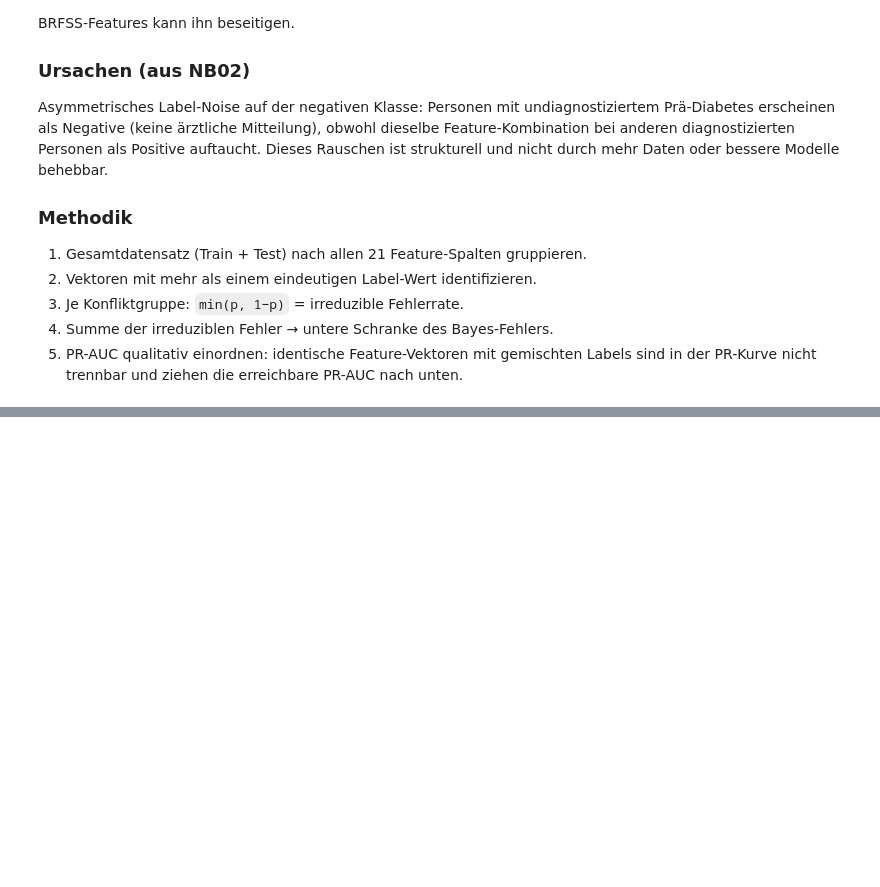
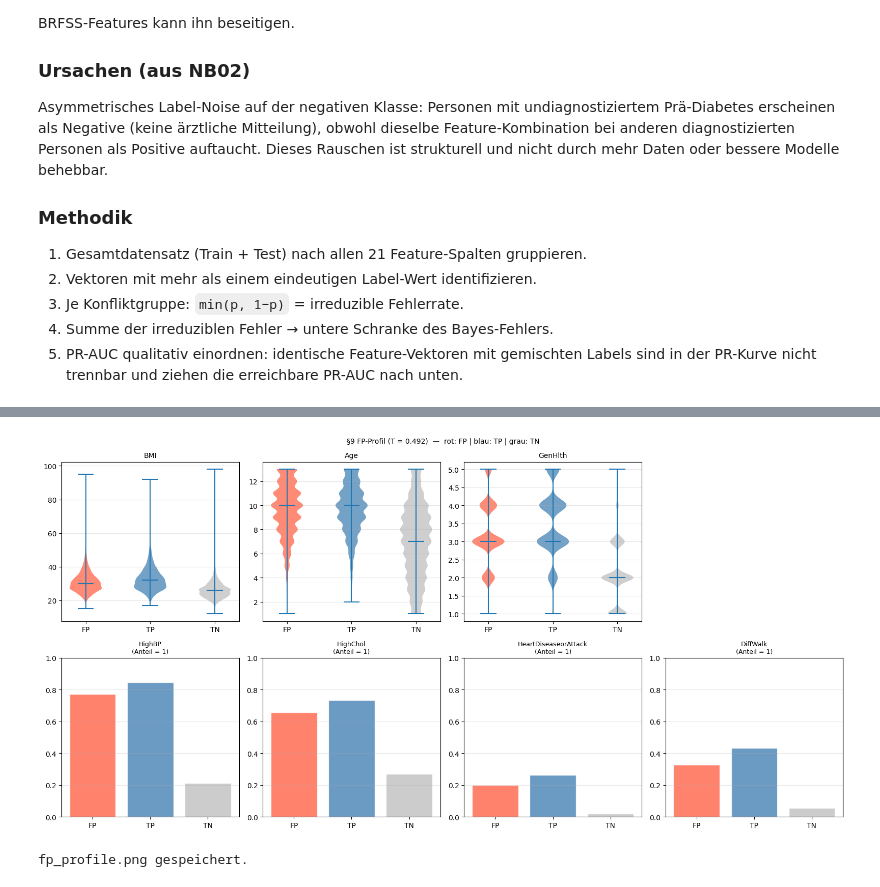
Before and after one commit to Hasher26/Diabetes-Prediction-Hasher, a Jupyter notebook: notebooks/08_evaluation.ipynb, the cells around one changed output, grey strips where cells are left out. Cells and saved outputs as stored; diff of their text form; code cells hidden in the pictures; blank space fills up the shorter version.

```diff
--- a/notebooks/08_evaluation.ipynb
+++ b/notebooks/08_evaluation.ipynb
@@ -956,0 +1135,78 @@ Die in §4 berichtete Test-PR-AUC ist daher relativ zu diesem Deckel zu bewerten
+# %%
+# §9 False-Positive-Profilanalyse
+y_test_arr = y_test.values
+mask_fp = (y_pred_test == 1) & (y_test_arr == 0)
+mask_tp = (y_pred_test == 1) & (y_test_arr == 1)
+mask_tn = (y_pred_test == 0) & (y_test_arr == 0)
+
+print(f'Prediction-Gruppen bei T = {T:.4f}:')
+print(f'  FP (pred=1, true=0): {mask_fp.sum():>6,}')
+print(f'  TP (pred=1, true=1): {mask_tp.sum():>6,}')
+print(f'  TN (pred=0, true=0): {mask_tn.sum():>6,}')
+
+RISK_FEATURES = ['BMI', 'HighBP', 'HighChol', 'Age', 'GenHlth',
+                 'HeartDiseaseorAttack', 'Stroke', 'DiffWalk']
+
+rows_fp = []
+for feat in RISK_FEATURES:
+    fp_m = float(X_test.iloc[mask_fp][feat].mean())
+    tp_m = float(X_test.iloc[mask_tp][feat].mean())
+    tn_m = float(X_test.iloc[mask_tn][feat].mean())
+    d_tp = abs(fp_m - tp_m)
+    d_tn = abs(fp_m - tn_m)
+    rows_fp.append({
+        'Feature':     feat,
+        'FP':          round(fp_m, 3),
+        'TP':          round(tp_m, 3),
+        'TN':          round(tn_m, 3),
+        '|FP-TP|':     round(d_tp, 3),
+        '|FP-TN|':     round(d_tn, 3),
+        'FP näher an': 'TP' if d_tp < d_tn else 'TN',
+    })
+
+df_fp_profile = pd.DataFrame(rows_fp)
+print('\n=== FP-Profil: Mittlere Werte je Gruppe ===')
+print(df_fp_profile.to_string(index=False))
+df_fp_profile.to_csv(OUTPUTS_DIR / 'fp_profile.csv', index=False)
+
+n_fp_tp = int((df_fp_profile['FP näher an'] == 'TP').sum())
+print(f'\n→ FP liegt auf {n_fp_tp}/{len(RISK_FEATURES)} Risikofaktoren näher am TP-Profil.')
+
+# --- Plots ---
+continuous_feats = ['BMI', 'Age', 'GenHlth']
+binary_feats     = ['HighBP', 'HighChol', 'HeartDiseaseorAttack', 'DiffWalk']
+grp_order        = ['FP', 'TP', 'TN']
+grp_masks_list   = [mask_fp, mask_tp, mask_tn]
+grp_colors       = ['tomato', 'steelblue', 'silver']
+
+fig, axes = plt.subplots(2, 4, figsize=(16, 8))
+
+for ax, feat in zip(axes[0, :3], continuous_feats):
+    data = [X_test.iloc[m][feat].values for m in grp_masks_list]
+    vp = ax.violinplot(data, positions=[1, 2, 3], showmedians=True)
+    for body, color in zip(vp['bodies'], grp_colors):
+        body.set_facecolor(color)
+        body.set_alpha(0.75)
+    ax.set_xticks([1, 2, 3])
+    ax.set_xticklabels(grp_order)
+    ax.set_title(feat, fontsize=10)
+    ax.grid(alpha=0.3, axis='y')
+axes[0, 3].axis('off')
+
+for ax, feat in zip(axes[1], binary_feats):
+    means = [X_test.iloc[m][feat].mean() for m in grp_masks_list]
+    ax.bar(grp_order, means, color=grp_colors, alpha=0.8, edgecolor='white')
+    ax.set_title(f'{feat}\n(Anteil = 1)', fontsize=9)
+    ax.set_ylim([0, 1])
+    ax.grid(alpha=0.3, axis='y')
+
+plt.suptitle(
+    f'§9 FP-Profil (T = {T:.3f})  —  '
+    'rot: FP | blau: TP | grau: TN',
+    fontsize=10,
+)
+plt.tight_layout()
+plt.savefig(OUTPUTS_DIR / 'fp_profile.png', dpi=130, bbox_inches='tight')
+plt.show()
+print('fp_profile.png gespeichert.')
+# %% [output]
@@ -956,0 +1230,2 @@ Die in §4 berichtete Test-PR-AUC ist daher relativ zu diesem Deckel zu bewerten
+[figure, added]
+fp_profile.png gespeichert.
```
Also changed, not shown: parts of 19 cells of this notebook, 19 other files.
